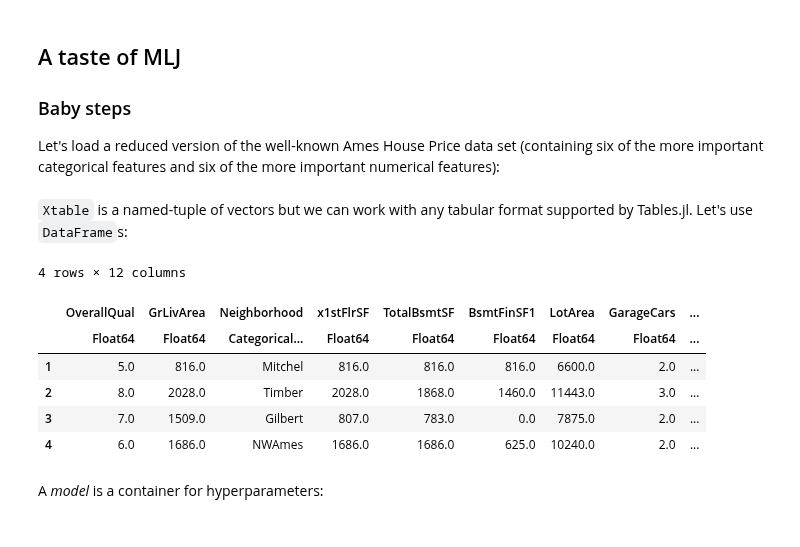
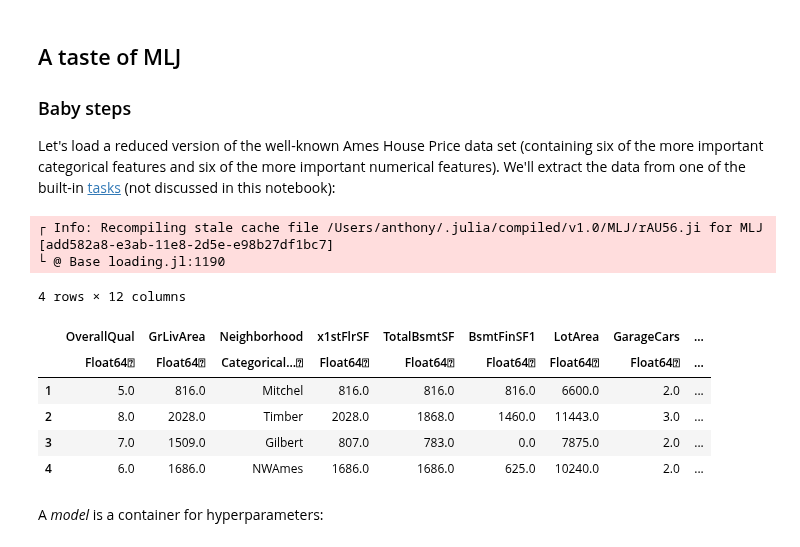
Before and after one commit to JuliaAI/MLJ.jl, a Jupyter notebook: examples/ames.ipynb, the cells around one changed output. Cells and saved outputs as stored; diff of their text form; code cells hidden in the pictures.

```diff
--- a/examples/ames.ipynb
+++ b/examples/ames.ipynb
@@ -3,28 +3,27 @@
 
 ### Baby steps
 
-Let's load a reduced version of the well-known Ames House Price data set (containing six of the more important categorical features and six of the more important numerical features):
+Let's load a reduced version of the well-known Ames House Price data set (containing six of the more important categorical features and six of the more important numerical features). We'll extract the data from one of the built-in [tasks](https://alan-turing-institute.github.io/MLJ.jl/dev/working_with_tasks/) (not discussed in this notebook):
 # %%
 using MLJ
 using DataFrames, Statistics
 
 task = load_reduced_ames()
-Xtable, y = task()
+X, y = task()
 
 train, test = partition(eachindex(y), 0.70, shuffle=true); # 70:30 split
+
+first(X, 4)
+# %% [output]
+┌ Info: Recompiling stale cache file /Users/anthony/.julia/compiled/v1.0/MLJ/rAU56.ji for MLJ [add582a8-e3ab-11e8-2d5e-e98b27df1bc7]
+└ @ Base loading.jl:1190
+4 rows × 12 columns
+|  | OverallQual | GrLivArea | Neighborhood | x1stFlrSF | TotalBsmtSF | BsmtFinSF1 | LotArea | GarageCars | ... |
+|  | Float64⍰ | Float64⍰ | Categorical…⍰ | Float64⍰ | Float64⍰ | Float64⍰ | Float64⍰ | Float64⍰ | ... |
+| 1 | 5.0 | 816.0 | Mitchel | 816.0 | 816.0 | 816.0 | 6600.0 | 2.0 | ... |
+| 2 | 8.0 | 2028.0 | Timber | 2028.0 | 1868.0 | 1460.0 | 11443.0 | 3.0 | ... |
+| 3 | 7.0 | 1509.0 | Gilbert | 807.0 | 783.0 | 0.0 | 7875.0 | 2.0 | ... |
+| 4 | 6.0 | 1686.0 | NWAmes | 1686.0 | 1686.0 | 625.0 | 10240.0 | 2.0 | ... |
-# %% [markdown]
-`Xtable` is a named-tuple of vectors but we can work with any tabular format supported by Tables.jl. Let's use `DataFrame`s:
-# %%
-X = DataFrame(Xtable);
-first(X, 4)
-# %% [output]
-4 rows × 12 columns
-|  | OverallQual | GrLivArea | Neighborhood | x1stFlrSF | TotalBsmtSF | BsmtFinSF1 | LotArea | GarageCars | ... |
-|  | Float64 | Float64 | Categorical… | Float64 | Float64 | Float64 | Float64 | Float64 | ... |
-| 1 | 5.0 | 816.0 | Mitchel | 816.0 | 816.0 | 816.0 | 6600.0 | 2.0 | ... |
-| 2 | 8.0 | 2028.0 | Timber | 2028.0 | 1868.0 | 1460.0 | 11443.0 | 3.0 | ... |
-| 3 | 7.0 | 1509.0 | Gilbert | 807.0 | 783.0 | 0.0 | 7875.0 | 2.0 | ... |
-| 4 | 6.0 | 1686.0 | NWAmes | 1686.0 | 1686.0 | 625.0 | 10240.0 | 2.0 | ... |
 # %% [markdown]
 A *model* is a container for hyperparameters:
 # %%
```
Also changed, not shown: parts of 15 cells of this notebook, 10 other files.
